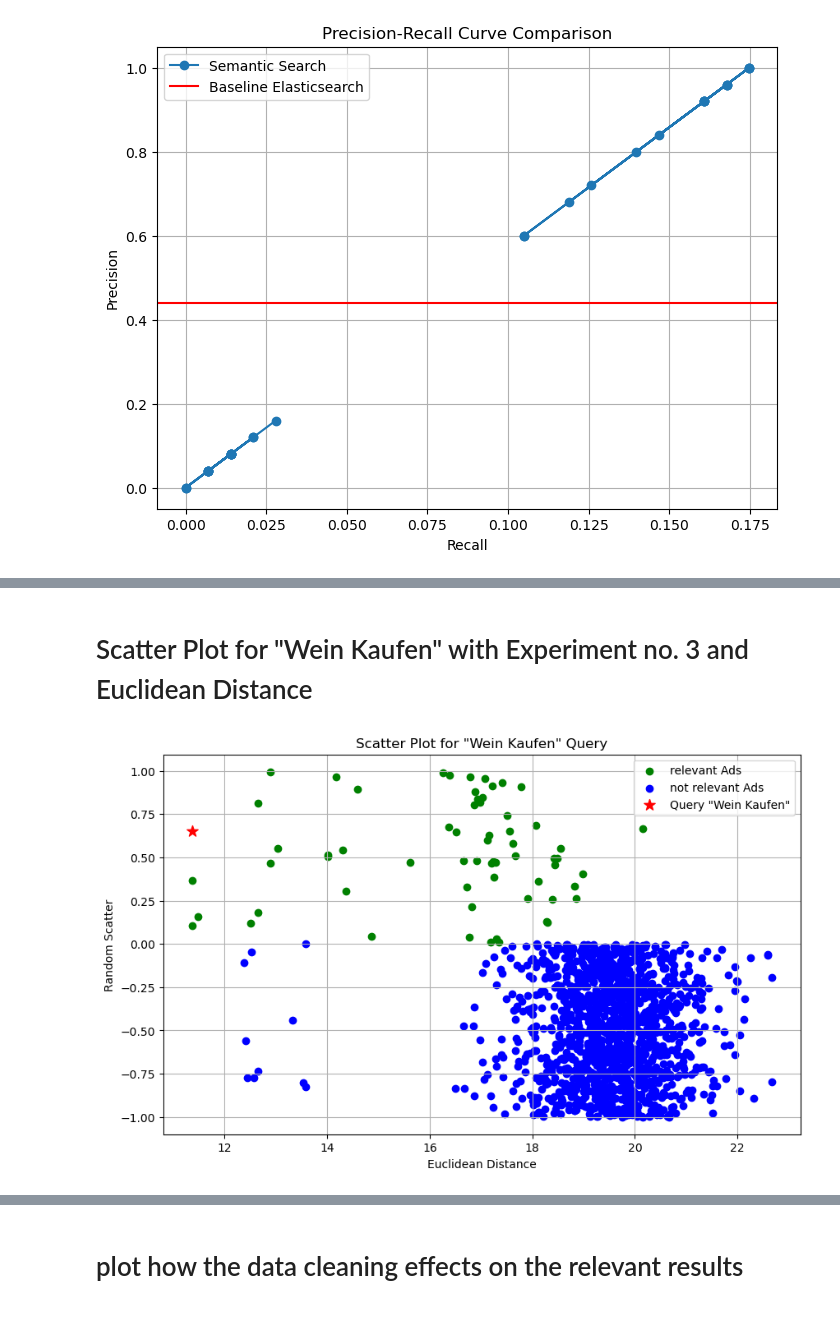
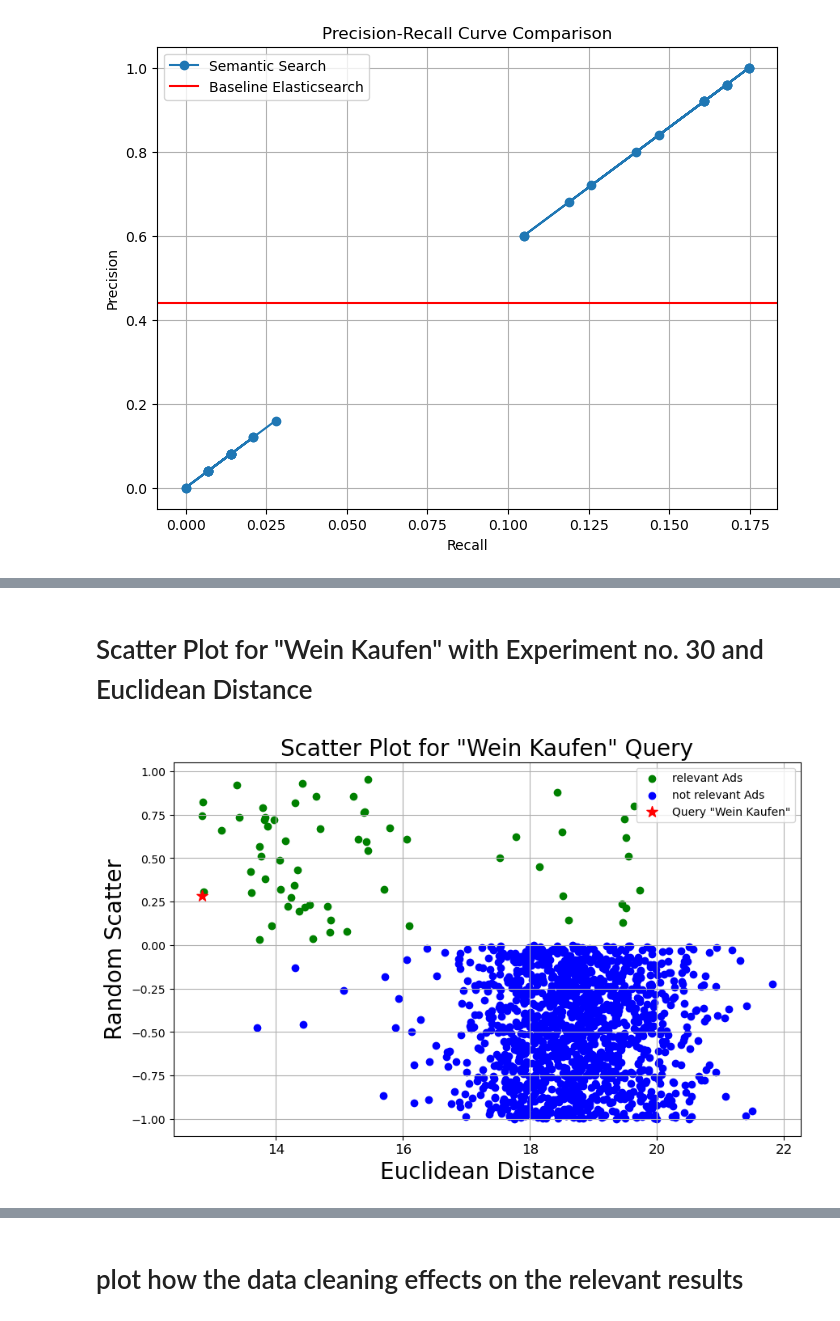
Before and after one commit to rihabalyasiri/semantic_search_on_search_engine, a Jupyter notebook: analysis.ipynb, the cells around one changed output, grey strips where cells are left out. Cells and saved outputs as stored; diff of their text form; code cells hidden in the pictures.

```diff
--- a/analysis.ipynb
+++ b/analysis.ipynb
@@ -804,7 +804,7 @@ import json
 import pandas as pd
 
 # Path to your JSON file
-file_path = './results/wein_kaufen/top_1425/Experiment_cos_sim_1.json'
+file_path = './data/Experiment_25_cosine_similarity.json'
 
 # Load JSON data from file
 with open(file_path, 'r') as file:
@@ -870,0 +850,10 @@ plt1.grid(True)
+# %%
+import json
+import pandas as pd
+
+# Path to your JSON file
+file_path = './data/Experiment_21_cosine_similarity.json'
+
+# Load JSON data from file
+with open(file_path, 'r') as file:
+    data1 = json.load(file)
@@ -874,7 +899,7 @@ plt1.grid(True)
 import json
 
 # Path to your JSON file
-file_path = './results/wein_kaufen/top_1425/Experiment_faiss_similarity.json'
+file_path = './data/Experiment_26_euclidean_distance.json'
 
 # Load JSON data from file
 with open(file_path, 'r') as file:
@@ -925,10 +950,10 @@ plt2.show()
 # %% [markdown]
-# Scatter Plot for "Wein Kaufen" with Experiment no. 3 and Euclidean Distance
+# Scatter Plot for "Wein Kaufen" with Experiment no. 30 and Euclidean Distance
 # %%
 import json
 
 # Path to your JSON file
-file_path = './results/wein_kaufen/top_1425/Experiment_euc_dist_2.json'
+file_path = './data/Experiment_30_euclidean_distance.json'
 
 # Load JSON data from file
 with open(file_path, 'r') as file:
@@ -936,7 +961,6 @@ with open(file_path, 'r') as file:
 # %%
 import matplotlib.pyplot as plt3
 import random
-
 
 # Extracting data for the plot
 x_wein_kaufen = []  # Distances for "wein_kaufen" = true
@@ -945,34 +969,35 @@ y_wein_kaufen = []  # Y-values for "wein_kaufen" = true (for scattering)
 y_other_ads = []    # This will store color values
 
 min_distance = float('inf')
 
 for obj in data3:
     distance = obj.get('similarity', 0)
     min_distance = min(min_distance, distance)
     wein_kaufen = obj['wein_kaufen']
 
     if wein_kaufen:
         x_wein_kaufen.append(distance)
         y_wein_kaufen.append(random.uniform(0, 1))  # Random scatter close to 0
     else:
         x_other_ads.append(distance)
         y_other_ads.append(random.uniform(-1, 0))
 
 # Add the specific query
 x_query = [min_distance]
 y_query = [random.uniform(0, 1)]  # Place it centrally on the Y-axis
 
 # Plotting
 plt3.figure(figsize=(10, 6))
 plt3.scatter(x_wein_kaufen, y_wein_kaufen, color='green', label='relevant Ads')
 plt3.scatter(x_other_ads, y_other_ads, color='blue', label='not relevant Ads')
 plt3.scatter(x_query, y_query, color='red', s=100, label='Query "Wein Kaufen"', marker='*')  # Star marker for the query
 
-plt3.xlabel('Euclidean Distance')
-plt3.ylabel('Random Scatter')
-plt3.title('Scatter Plot for "Wein Kaufen" Query')
+plt3.xlabel('Euclidean Distance', fontsize=20)  # Increase the font size of x-axis label
+plt3.ylabel('Random Scatter', fontsize=20)
+plt3.title('Scatter Plot for "Wein Kaufen" Query', fontsize=20)
+plt3.xticks(fontsize=12)  # Increase the font size of x-axis ticks
 plt3.legend()
 plt3.grid(True)
 plt3.show()
 # %% [output]
-[figure, old version]
+[figure, new version]
```
Also changed, not shown: parts of 9 cells of this notebook, 5 other files.
